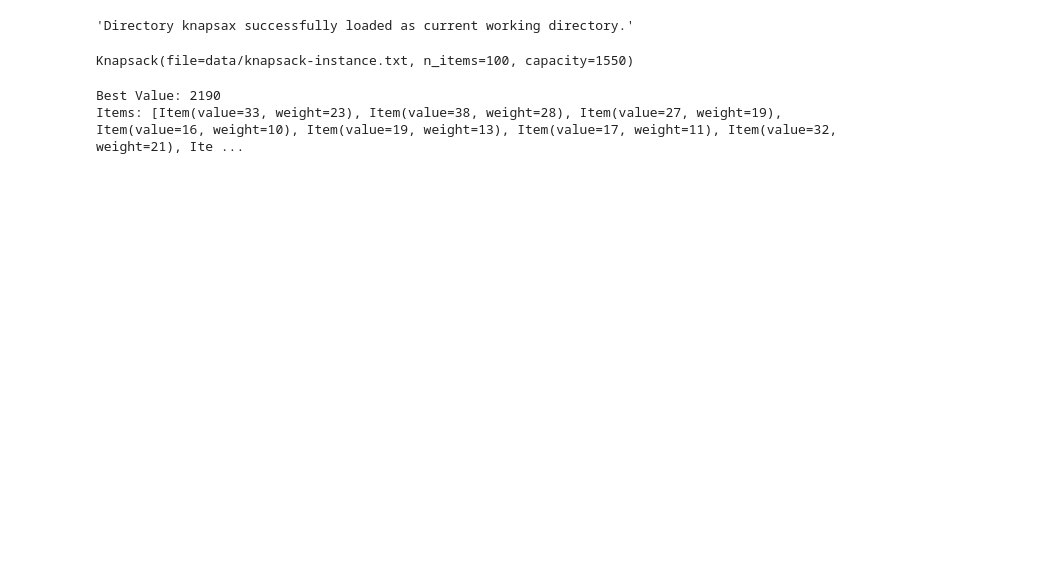
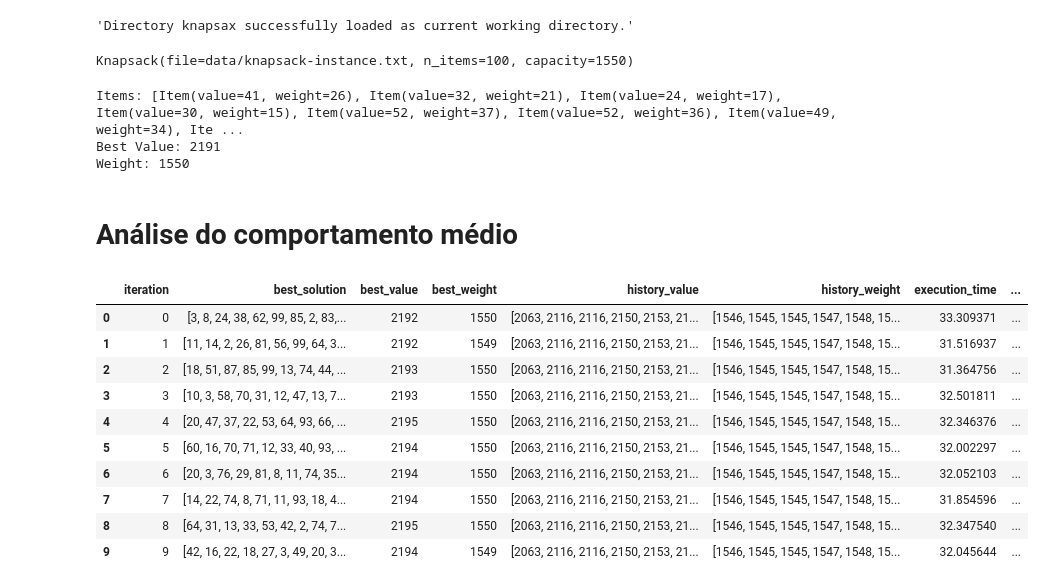
Before and after one commit to hellsdeur/knapsax, a Jupyter notebook: notebooks/aco.ipynb, the cells around one changed output. Saved outputs shown, nothing was run; the diff lists cells and outputs as text; code cells hidden in the pictures; blank space fills up the shorter version.

```diff
--- a/notebooks/aco.ipynb
+++ b/notebooks/aco.ipynb
@@ -117,10 +31,14 @@ aco = ACO(
     n_ants=50, n_best=10, n_iterations=100,
     decay=0.95, alpha=1, beta=2
 )
-best_solution, best_value = aco.run()
+best_solution, best_value, best_weight = aco.run()
 
+print("Items:", [knapsack.items[i] for i in best_solution])
 print("Best Value:", best_value)
-print("Items:", [knapsack.items[i] for i in best_solution])
+print("Weight:", best_weight)
 # %% [output]
-Best Value: 2190
-Items: [Item(value=33, weight=23), Item(value=38, weight=28), Item(value=27, weight=19), Item(value=16, weight=10), Item(value=19, weight=13), Item(value=17, weight=11), Item(value=32, weight=21), Ite ...
+Items: [Item(value=41, weight=26), Item(value=32, weight=21), Item(value=24, weight=17), Item(value=30, weight=15), Item(value=52, weight=37), Item(value=52, weight=36), Item(value=49, weight=34), Ite ...
+Best Value: 2191
+Weight: 1550
+# %% [markdown]
+# Análise do comportamento médio
@@ -126,0 +148,14 @@ Items: [Item(value=33, weight=23), Item(value=38, weight=28), Item(value=27, wei
+# %%
+aco_stats.frame()
+# %% [output]
+|  | iteration | best_solution | best_value | best_weight | history_value | history_weight | execution_time | ... |
+| 0 | 0 | [3, 8, 24, 38, 62, 99, 85, 2, 83,... | 2192 | 1550 | [2063, 2116, 2116, 2150, 2153, 21... | [1546, 1545, 1545, 1547, 1548, 15... | 33.309371 | ... |
+| 1 | 1 | [11, 14, 2, 26, 81, 56, 99, 64, 3... | 2192 | 1549 | [2063, 2116, 2116, 2150, 2153, 21... | [1546, 1545, 1545, 1547, 1548, 15... | 31.516937 | ... |
+| 2 | 2 | [18, 51, 87, 85, 99, 13, 74, 44, ... | 2193 | 1550 | [2063, 2116, 2116, 2150, 2153, 21... | [1546, 1545, 1545, 1547, 1548, 15... | 31.364756 | ... |
+| 3 | 3 | [10, 3, 58, 70, 31, 12, 47, 13, 7... | 2193 | 1550 | [2063, 2116, 2116, 2150, 2153, 21... | [1546, 1545, 1545, 1547, 1548, 15... | 32.501811 | ... |
+| 4 | 4 | [20, 47, 37, 22, 53, 64, 93, 66, ... | 2195 | 1550 | [2063, 2116, 2116, 2150, 2153, 21... | [1546, 1545, 1545, 1547, 1548, 15... | 32.346376 | ... |
+| 5 | 5 | [60, 16, 70, 71, 12, 33, 40, 93, ... | 2194 | 1550 | [2063, 2116, 2116, 2150, 2153, 21... | [1546, 1545, 1545, 1547, 1548, 15... | 32.002297 | ... |
+| 6 | 6 | [20, 3, 76, 29, 81, 8, 11, 74, 35... | 2194 | 1550 | [2063, 2116, 2116, 2150, 2153, 21... | [1546, 1545, 1545, 1547, 1548, 15... | 32.052103 | ... |
+| 7 | 7 | [14, 22, 74, 8, 71, 11, 93, 18, 4... | 2194 | 1550 | [2063, 2116, 2116, 2150, 2153, 21... | [1546, 1545, 1545, 1547, 1548, 15... | 31.854596 | ... |
+| 8 | 8 | [64, 31, 13, 33, 53, 42, 2, 74, 7... | 2195 | 1550 | [2063, 2116, 2116, 2150, 2153, 21... | [1546, 1545, 1545, 1547, 1548, 15... | 32.347540 | ... |
+| 9 | 9 | [42, 16, 22, 18, 27, 3, 49, 20, 3... | 2194 | 1549 | [2063, 2116, 2116, 2150, 2153, 21... | [1546, 1545, 1545, 1547, 1548, 15... | 32.045644 | ... |
```
Also changed, not shown: parts of 7 cells of this notebook, 1 other file.
